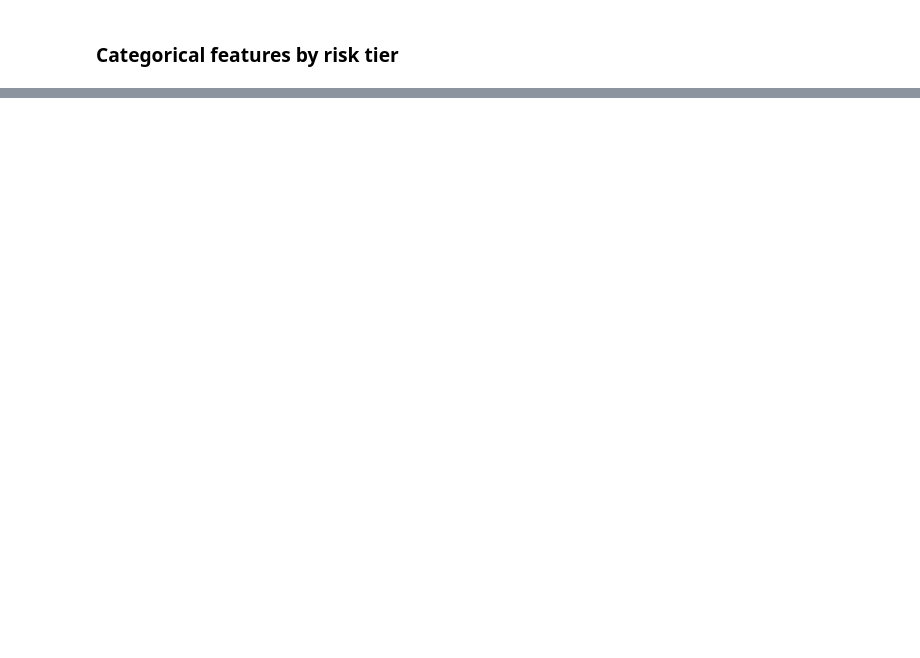
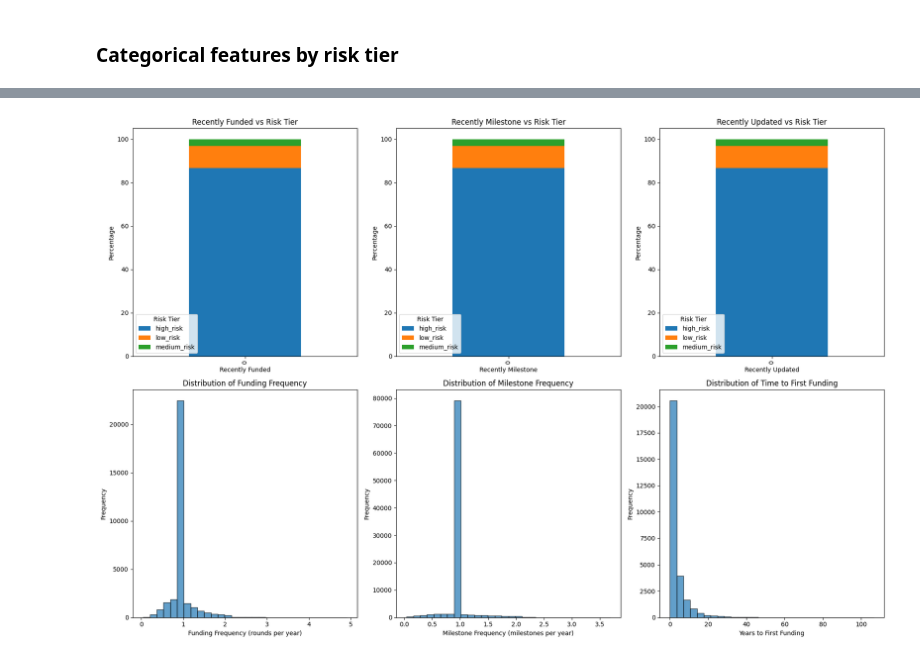
Before and after one commit to GM-Team-1/gm-credit-fund-risk-model, a Jupyter notebook: eda.ipynb, the cells around one changed output, grey strips where cells are left out. Cells and saved outputs as stored; diff of their text form; code cells hidden in the pictures; blank space fills up the shorter version.

```diff
--- a/eda.ipynb
+++ b/eda.ipynb
@@ -735,0 +924,88 @@ Seed                  0.00    100.00         0.00
+# %%
+# Temporal Features Analysis
+temporal_features = ['recently_funded', 'recently_milestone', 'recently_updated',
+                     'funding_frequency', 'milestone_frequency', 'time_to_first_funding_years']
+
+fig, axes = plt.subplots(2, 3, figsize=(18, 12))
+axes = axes.ravel()
+
+# Recent activity features
+recent_features = ['recently_funded', 'recently_milestone', 'recently_updated']
+for i, feature in enumerate(recent_features):
+    ct = pd.crosstab(df[feature], df['risk_tier_label'], normalize='index') * 100
+    ct.plot(kind='bar', ax=axes[i], stacked=True)
+    axes[i].set_title(f'{feature.replace("_", " ").title()} vs Risk Tier')
+    axes[i].set_xlabel(feature.replace("_", " ").title())
+    axes[i].set_ylabel('Percentage')
+    axes[i].legend(title='Risk Tier')
+
+# Funding frequency distribution (for companies with funding)
+funded_companies = df[df['funding_rounds'] > 0]
+if len(funded_companies) > 0:
+    axes[3].hist(funded_companies['funding_frequency'], bins=30, alpha=0.7, edgecolor='black')
+    axes[3].set_title('Distribution of Funding Frequency')
+    axes[3].set_xlabel('Funding Frequency (rounds per year)')
+    axes[3].set_ylabel('Frequency')
+
+# Milestone frequency distribution (for companies with milestones)
+milestone_companies = df[df['milestones'] > 0]
+if len(milestone_companies) > 0:
+    axes[4].hist(milestone_companies['milestone_frequency'], bins=30, alpha=0.7, edgecolor='black')
+    axes[4].set_title('Distribution of Milestone Frequency')
+    axes[4].set_xlabel('Milestone Frequency (milestones per year)')
+    axes[4].set_ylabel('Frequency')
+
+# Time to first funding distribution (for companies with funding)
+funding_time = df[df['time_to_first_funding_years'].notna() & (df['time_to_first_funding_years'] >= 0)]
+if len(funding_time) > 0:
+    axes[5].hist(funding_time['time_to_first_funding_years'], bins=30, alpha=0.7, edgecolor='black')
+    axes[5].set_title('Distribution of Time to First Funding')
+    axes[5].set_xlabel('Years to First Funding')
+    axes[5].set_ylabel('Frequency')
+
+plt.tight_layout()
+plt.show()
+
+# Summary statistics
+print("=== TEMPORAL FEATURES SUMMARY ===")
+print(f"Companies recently funded: {df['recently_funded'].sum():,} ({df['recently_funded'].mean():.1%})")
+print(f"Companies with recent milestones: {df['recently_milestone'].sum():,} ({df['recently_milestone'].mean():.1%})")
+print(f"Companies recently updated: {df['recently_updated'].sum():,} ({df['recently_updated'].mean():.1%})")
+
+if len(funded_companies) > 0:
+    print(f"\nFunding Frequency Statistics (for funded companies):")
+    print(f"  Mean: {funded_companies['funding_frequency'].mean():.3f} rounds/year")
+    print(f"  Median: {funded_companies['funding_frequency'].median():.3f} rounds/year")
+    print(f"  Max: {funded_companies['funding_frequency'].max():.3f} rounds/year")
+
+if len(milestone_companies) > 0:
+    print(f"\nMilestone Frequency Statistics (for companies with milestones):")
+    print(f"  Mean: {milestone_companies['milestone_frequency'].mean():.3f} milestones/year")
+    print(f"  Median: {milestone_companies['milestone_frequency'].median():.3f} milestones/year")
+    print(f"  Max: {milestone_companies['milestone_frequency'].max():.3f} milestones/year")
+
+if len(funding_time) > 0:
+    print(f"\nTime to First Funding Statistics:")
+    print(f"  Mean: {funding_time['time_to_first_funding_years'].mean():.1f} years")
+    print(f"  Median: {funding_time['time_to_first_funding_years'].median():.1f} years")
+    print(f"  Max: {funding_time['time_to_first_funding_years'].max():.1f} years")
+
+# Risk analysis by recent activity
+print(f"\n=== RISK ANALYSIS BY RECENT ACTIVITY ===")
+for feature in recent_features:
+    recent_activity = df[df[feature] == 1]['failure_risk'].mean()
+    no_recent_activity = df[df[feature] == 0]['failure_risk'].mean()
+    print(f"{feature.replace('_', ' ').title()}:")
+    print(f"  Average risk (Yes): {recent_activity:.3f}")
+    print(f"  Average risk (No): {no_recent_activity:.3f}")
+    print(f"  Risk difference: {recent_activity - no_recent_activity:.3f}")
+    print()
+
+# Activity momentum analysis
+print(f"Activity Momentum Statistics:")
+print(f"  Mean: {df['activity_momentum'].mean():.3f}")
+print(f"  Companies with high momentum (>0.5): {(df['activity_momentum'] > 0.5).sum():,}")
+print(f"  Risk for high momentum companies: {df[df['activity_momentum'] > 0.5]['failure_risk'].mean():.3f}")
+print(f"  Risk for low momentum companies: {df[df['activity_momentum'] <= 0.5]['failure_risk'].mean():.3f}")
+# %% [output]
+[figure, added]
```
Also changed, not shown: parts of 30 cells of this notebook, 5 other files.
